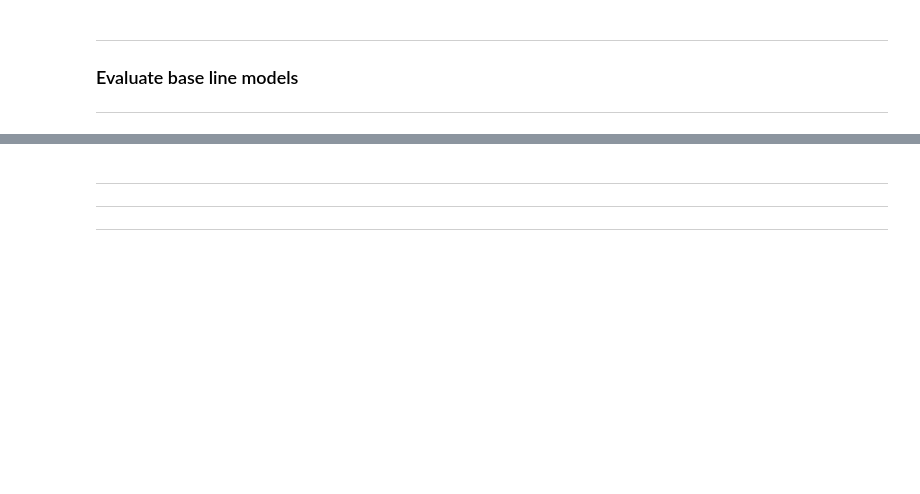
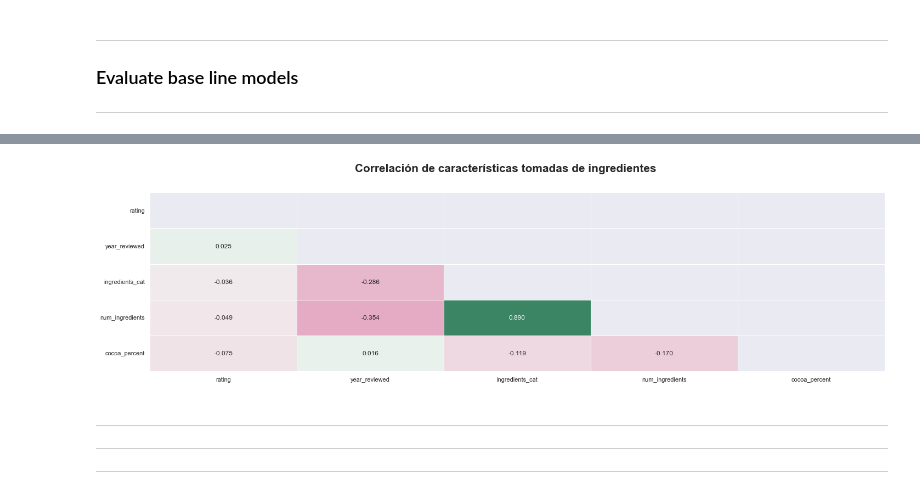
Before and after one commit to jtentor/DHDSFW, a Jupyter notebook: TF_EDA_02.ipynb, the cells around one changed output, grey strips where cells are left out. Saved outputs shown, nothing was run; the diff lists cells and outputs as text; code cells hidden in the pictures; blank space fills up the shorter version.

```diff
--- a/TF_EDA_02.ipynb
+++ b/TF_EDA_02.ipynb
@@ -739,3 +834,8 @@ weighted avg   0.590830  0.590909  0.590865       374
+# %%
+set_figure(24, 6, 'Correlación de características tomadas de ingredientes')
+show_corr(data=data, target='rating')
+# %% [output]
+[figure, added]
 # %% [markdown]
 ---
 ---
```
Also changed, not shown: parts of 38 cells of this notebook.
